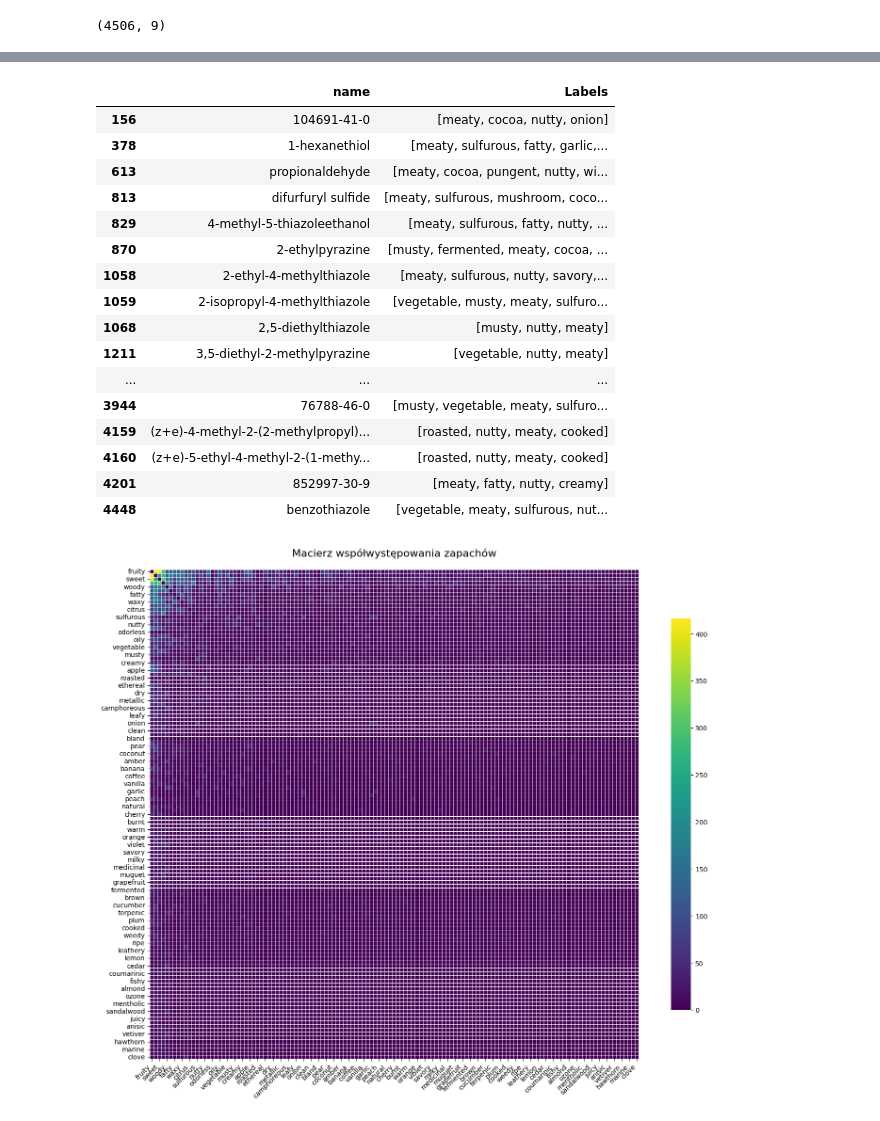
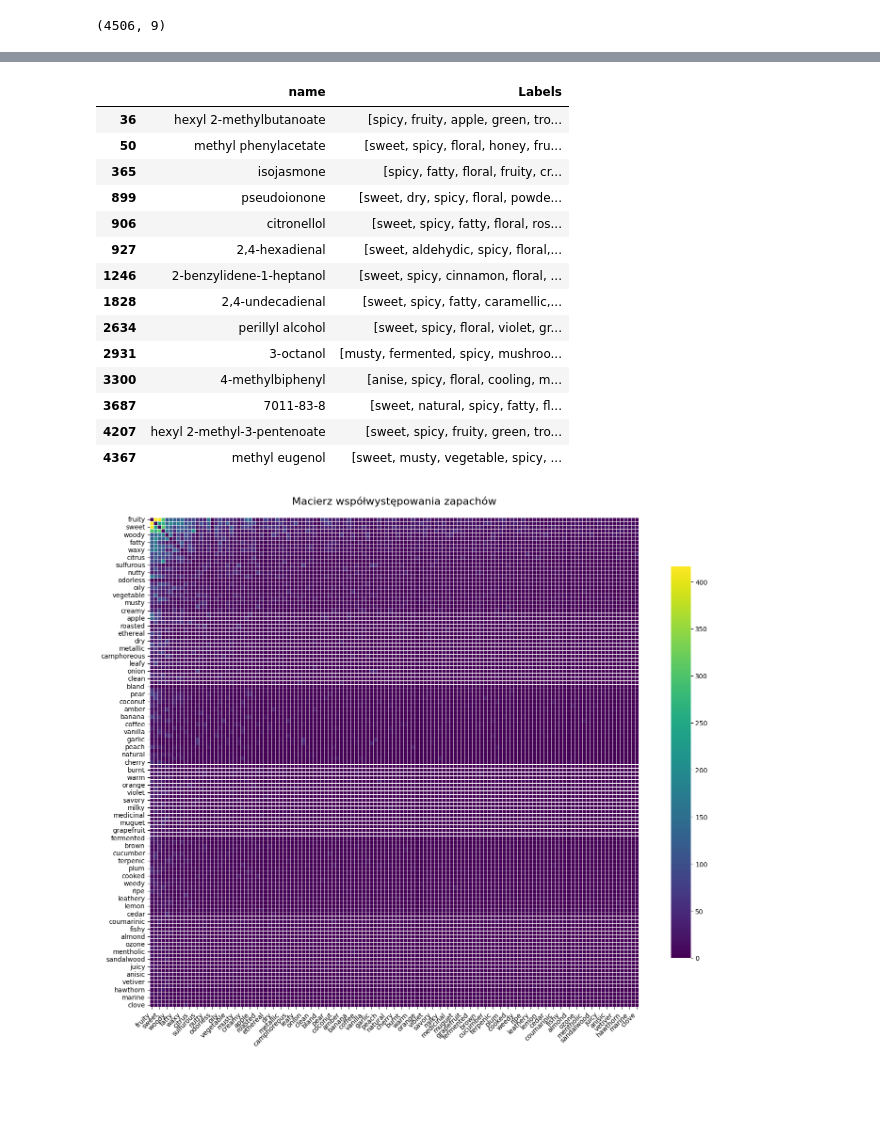
Before and after one commit to cluiverto/osmo, a Jupyter notebook: notebooks/goodscents.ipynb, the cells around one changed output, grey strips where cells are left out. Drawn from its saved outputs; the diff is of its cells as text; code cells hidden in the pictures; blank space fills up the shorter version.

```diff
--- a/notebooks/goodscents.ipynb
+++ b/notebooks/goodscents.ipynb
@@ -65,26 +62,24 @@ label_frequencies(df, labels_column='Labels').Label.to_list()
 # %%
 from predicting_odor_from_molecular_structure import search_scent
 
-search_scent(['meaty', 'nutty'], df)
+search_scent(['waxy', 'spicy'], df)
 #search_scent('licorice', df)
 # %% [output]
 |  | name | Labels |
-| 156 | 104691-41-0 | [meaty, cocoa, nutty, onion] |
-| 378 | 1-hexanethiol | [meaty, sulfurous, fatty, garlic,... |
-| 613 | propionaldehyde | [meaty, cocoa, pungent, nutty, wi... |
-| 813 | difurfuryl sulfide | [meaty, sulfurous, mushroom, coco... |
-| 829 | 4-methyl-5-thiazoleethanol | [meaty, sulfurous, fatty, nutty, ... |
-| 870 | 2-ethylpyrazine | [musty, fermented, meaty, cocoa, ... |
-| 1058 | 2-ethyl-4-methylthiazole | [meaty, sulfurous, nutty, savory,... |
-| 1059 | 2-isopropyl-4-methylthiazole | [vegetable, musty, meaty, sulfuro... |
-| 1068 | 2,5-diethylthiazole | [musty, nutty, meaty] |
-| 1211 | 3,5-diethyl-2-methylpyrazine | [vegetable, nutty, meaty] |
-| ... | ... | ... |
-| 3944 | 76788-46-0 | [musty, vegetable, meaty, sulfuro... |
-| 4159 | (z+e)-4-methyl-2-(2-methylpropyl)... | [roasted, nutty, meaty, cooked] |
-| 4160 | (z+e)-5-ethyl-4-methyl-2-(1-methy... | [roasted, nutty, meaty, cooked] |
-| 4201 | 852997-30-9 | [meaty, fatty, nutty, creamy] |
-| 4448 | benzothiazole | [vegetable, meaty, sulfurous, nut... |
+| 36 | hexyl 2-methylbutanoate | [spicy, fruity, apple, green, tro... |
+| 50 | methyl phenylacetate | [sweet, spicy, floral, honey, fru... |
+| 365 | isojasmone | [spicy, fatty, floral, fruity, cr... |
+| 899 | pseudoionone | [sweet, dry, spicy, floral, powde... |
+| 906 | citronellol | [sweet, spicy, fatty, floral, ros... |
+| 927 | 2,4-hexadienal | [sweet, aldehydic, spicy, floral,... |
+| 1246 | 2-benzylidene-1-heptanol | [sweet, spicy, cinnamon, floral, ... |
+| 1828 | 2,4-undecadienal | [sweet, spicy, fatty, caramellic,... |
+| 2634 | perillyl alcohol | [sweet, spicy, floral, violet, gr... |
+| 2931 | 3-octanol | [musty, fermented, spicy, mushroo... |
+| 3300 | 4-methylbiphenyl | [anise, spicy, floral, cooling, m... |
+| 3687 | 7011-83-8 | [sweet, natural, spicy, fatty, fl... |
+| 4207 | hexyl 2-methyl-3-pentenoate | [sweet, spicy, fruity, green, tro... |
+| 4367 | methyl eugenol | [sweet, musty, vegetable, spicy, ... |
 # %%
 from predicting_odor_from_molecular_structure import pco_occurrence_matrix
 matrix = pco_occurrence_matrix(df, labels_column='Labels', counts=30)
```
Also changed, not shown: parts of 28 cells of this notebook, 4 other files.
